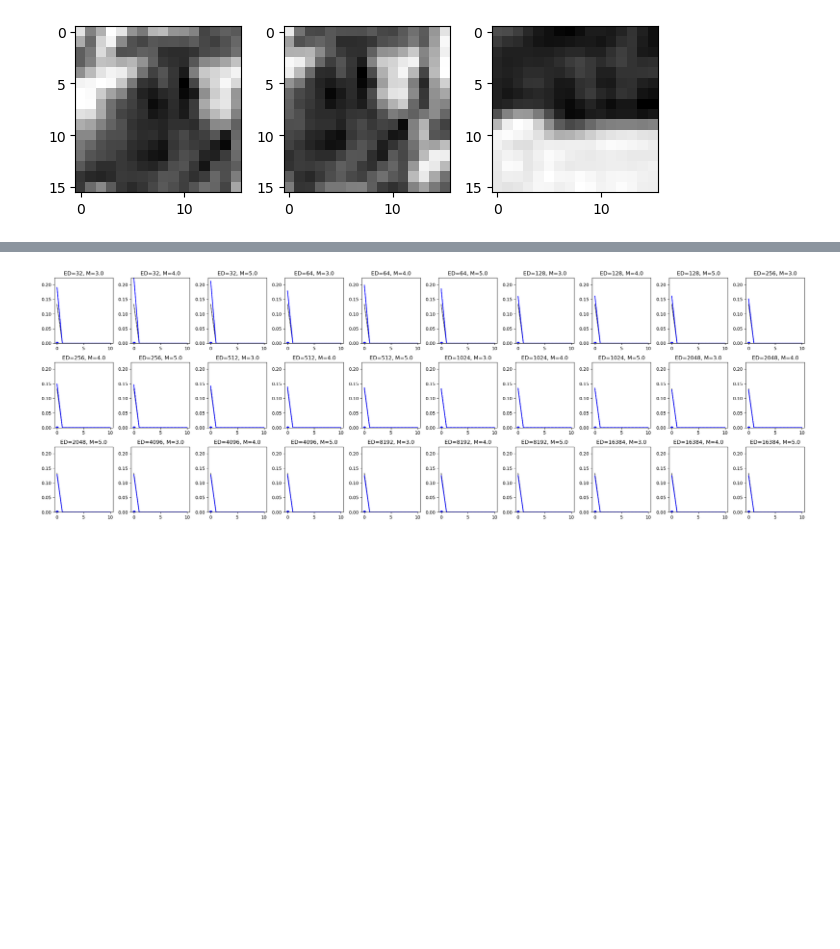
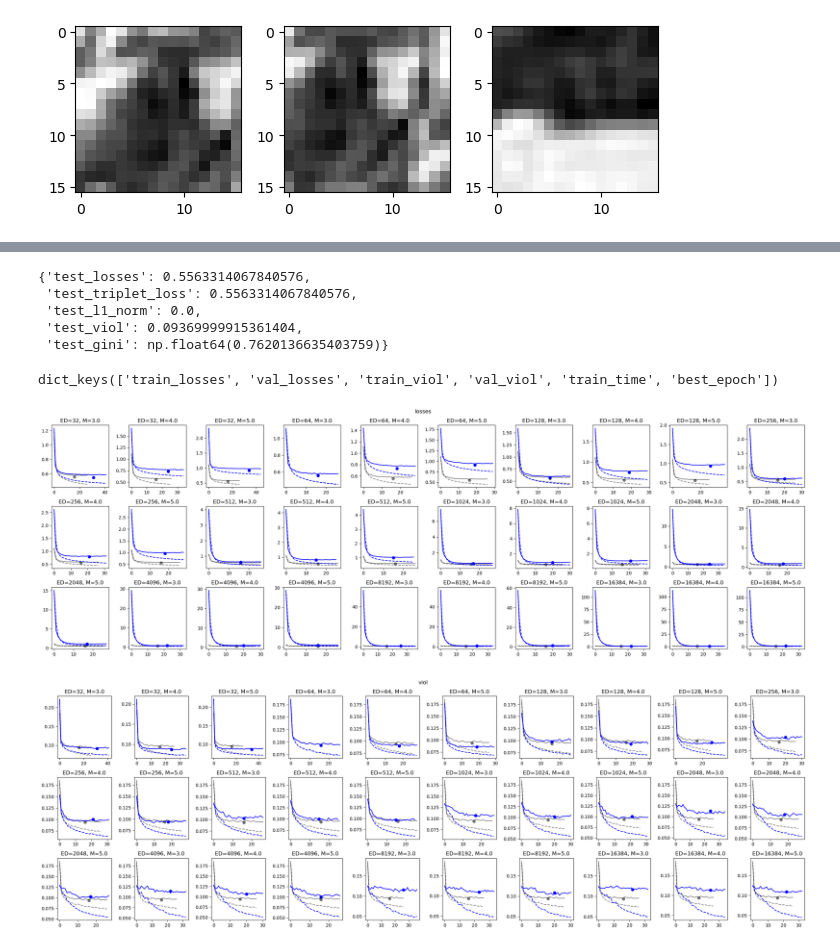
Before and after one commit to MarioDipoppa/thalamocortical_powerlaw, a Jupyter notebook: old/03_movies_linear_training.ipynb, the cells around one changed output, grey strips where cells are left out. Saved outputs shown, nothing was run; the diff lists cells and outputs as text; code cells hidden in the pictures; blank space fills up the shorter version.

```diff
--- a/old/03_movies_linear_training.ipynb
+++ b/old/03_movies_linear_training.ipynb
@@ -689,7 +690,7 @@ for a,p,n in train_loader:
     ax[1].imshow(p.reshape(16,16), cmap="gray")
     ax[2].imshow(n.reshape(16,16), cmap="gray")
     print(a.dtype, p.dtype, n.dtype)
-    breakx
+    break
 
 fig.set_tight_layout(True)
 plt.show()
@@ -701,22 +702,22 @@ n_test = 20000
 test_results = []
 device = "cuda" if torch.cuda.is_available() else "cpu"
 
-for model_id in range(n_models):
+for model_id in tqdm(range(n_models)):
     ed = hyper_params[model_id]["embedding dim"]
     margin = hyper_params[model_id]["margin"]
     margin_str = f"{margin:.1f}".replace('.', 'p')
     model_file = f"{model_path}/class_triplet_patches_weights_M{margin_str}_V1{ed}_EP{epochs}.pt"
-    print(f"M{margin_str}, ED{ed}, EP{epochs}")
+    # print(f"M{margin_str}, ED{ed}, EP{epochs}")
     if not os.path.exists(model_file):
         print(f" Missing files for ED={ed}")
         continue
 
-    model = EmbeddingNet(embedding_dim=ed)
+    model = LGN2V1(256, ed) # EmbeddingNet(embedding_dim=ed)
     model.load_state_dict(torch.load(model_file))
     model.to(device)
     model.eval()
 
-    criterion = nn.TripletMarginLoss(margin=margin)
+    criterion = ModifiedTripletLoss(margin=margin)
     # --- Compute test loss using evaluate_loss ---
     test_loss, test_triplet_loss, test_l1_norm = u.evaluate_loss(model, test_loader,
                                                                   criterion, device)
@@ -726,7 +727,7 @@ for model_id in range(n_models):
                                                             device, margin=0.2)
 
     # Compute Gini index
-    out_acts = extract_output_activations(model=model,model_file=model_file,
+    out_acts = extract_output_activations(model=model, model_file=model_file,
         test_loader=test_loader,device=device)
     #print("Hidden activations shape:", out_acts.shape)
 
@@ -790,35 +815,51 @@ print(max(result['best_epoch']  for result in results))
+# %%
+test_results[best_id]
+# %% [output]
+{'test_losses': 0.5563314067840576,
+ 'test_triplet_loss': 0.5563314067840576,
+ 'test_l1_norm': 0.0,
+ 'test_viol': 0.09369999915361404,
+ 'test_gini': np.float64(0.7620136635403759)}
+# %%
+results[best_id].keys()
+# %% [output]
+dict_keys(['train_losses', 'val_losses', 'train_viol', 'val_viol', 'train_time', 'best_epoch'])
 # %%
-metric = "losses"
-metric = "viol"
+# changing structure of code for more ability to compare
+n_rows = 3
+n_cols = 10
+for metric in ["losses", "viol"]:
+    fig, ax = plt.subplots(n_rows, n_cols, sharex=False, sharey=False, figsize=(24, 8))
+    model_id = 0
 
-min_loss = min(min(r["train_"+metric] + r["val_"+metric]) for r in results)
-max_loss = max(max(r["train_"+metric] + r["val_"+metric]) for r in results)
+    for r in range(n_rows):        # iterate over the margins
+        for c in range(n_cols):    # iterate over the embedding dims
 
-plt.figure(figsize=(24,8))
-ip = 0
-for model_id in range(len(hyper_params)):
-    ip += 1
-    plt.subplot(3,10,ip)
-    mm = hyper_params[model_id]["margin"]
-    ed = hyper_params[model_id]["embedding dim"]
+            # get metadata for naming plots
+            mm = hyper_params[model_id]["margin"]
+            ed = hyper_params[model_id]["embedding dim"]
+            hyper_p = f"ED={format_param(ed)}, M={format_param(mm)}"
 
+            # plot the minimum validation loss model in gray
+            ax[r][c].plot(results[best_id]['train_'+metric], 'k--', alpha=0.5)
+            ax[r][c].plot(results[best_id]['val_'+metric], 'k-', alpha=0.5)
+            ax[r][c].plot(results[best_id]['best_epoch'], test_results[best_id]['test_'+metric], 'ko', alpha=0.5)
 
-    hyper_p = f"ED={format_param(ed)}, M={format_param(mm)}"
+            # plot this iterations model in blue
+            ax[r][c].plot(results[model_id]['train_'+metric],'b--')
+            ax[r][c].plot(results[model_id]['val_'+metric],'b-')
+            ax[r][c].plot(results[model_id]['best_epoch'],test_results[model_id]['test_'+metric],'bo')
+            ax[r][c].set_title(hyper_p)
 
+            model_id += 1
 
-    plt.plot(results[best_id]['train_'+metric],'k--',alpha=0.5)
-    plt.plot(results[best_id]['val_'+metric],'k-',alpha=0.5)
-    plt.plot(results[best_id]['best_epoch'],test_results[best_id]['test_'+metric],'ko',alpha=0.5)
-
-    plt.plot(results[model_id]['train_'+metric],'b--')
-    plt.plot(results[model_id]['val_'+metric],'b-')
-    plt.plot(results[model_id]['best_epoch'],test_results[model_id]['test_'+metric],'bo')
-    plt.ylim(min_loss,max_loss)
-    plt.title(hyper_p)
-    #plt.yscale('log')
-    plt.tight_layout()
+    fig.set_tight_layout(True)
+    plt.suptitle(metric)
+    plt.savefig(f"/u/home/s/skirti/project-mdipoppa/thalamocortical-expansion/02_code/thalamocortical_powerlaw/figures/natural_movies/{metric}.png")
+    plt.show()
 # %% [output]
-[figure, old version]
+[figure, new version]
+[figure, added]
 # %%
 metric_i = ["viol","losses","gini"]
 #metric = "viol"
```
Also changed, not shown: parts of 12 cells of this notebook, 3 other files.
